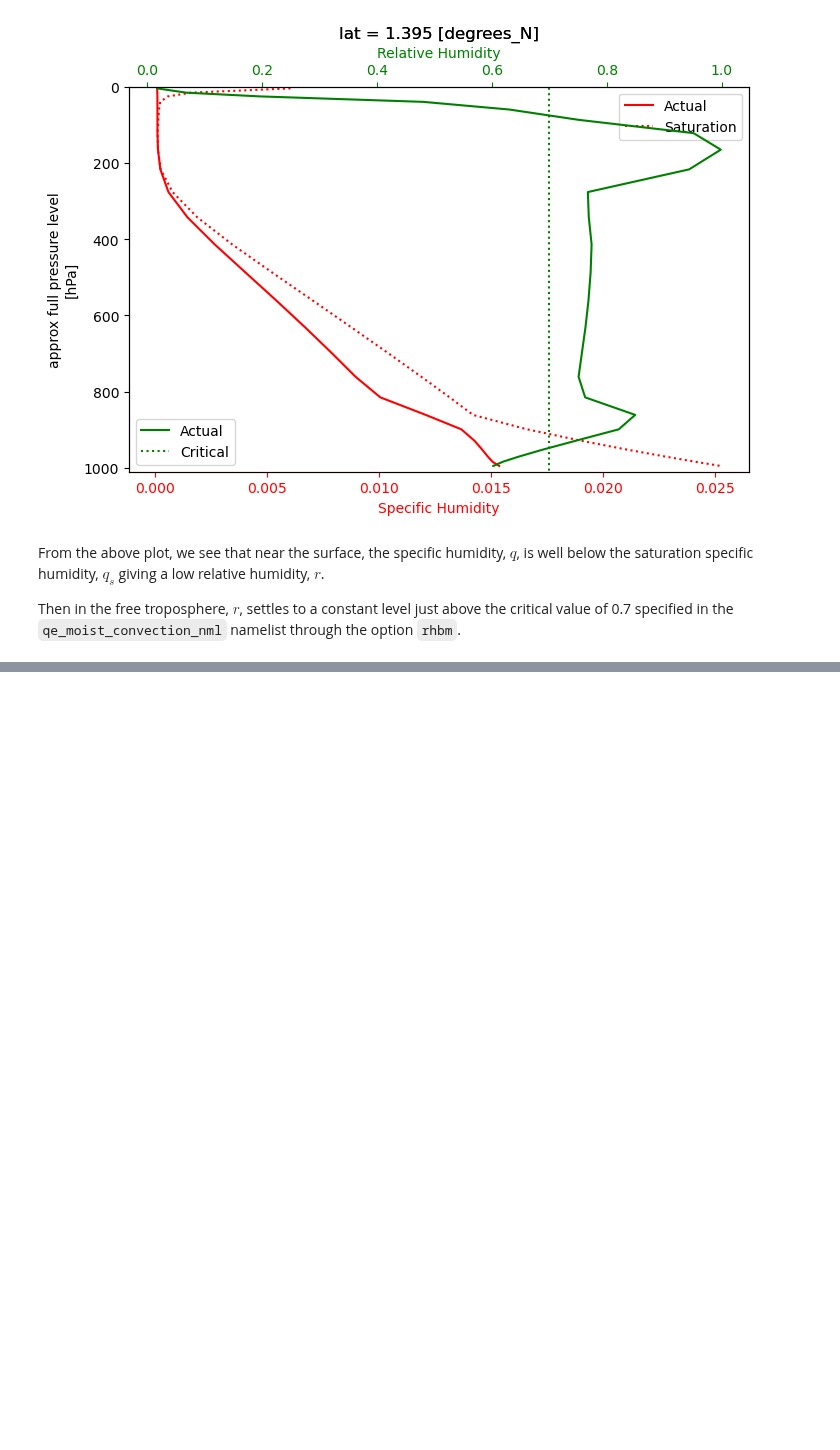
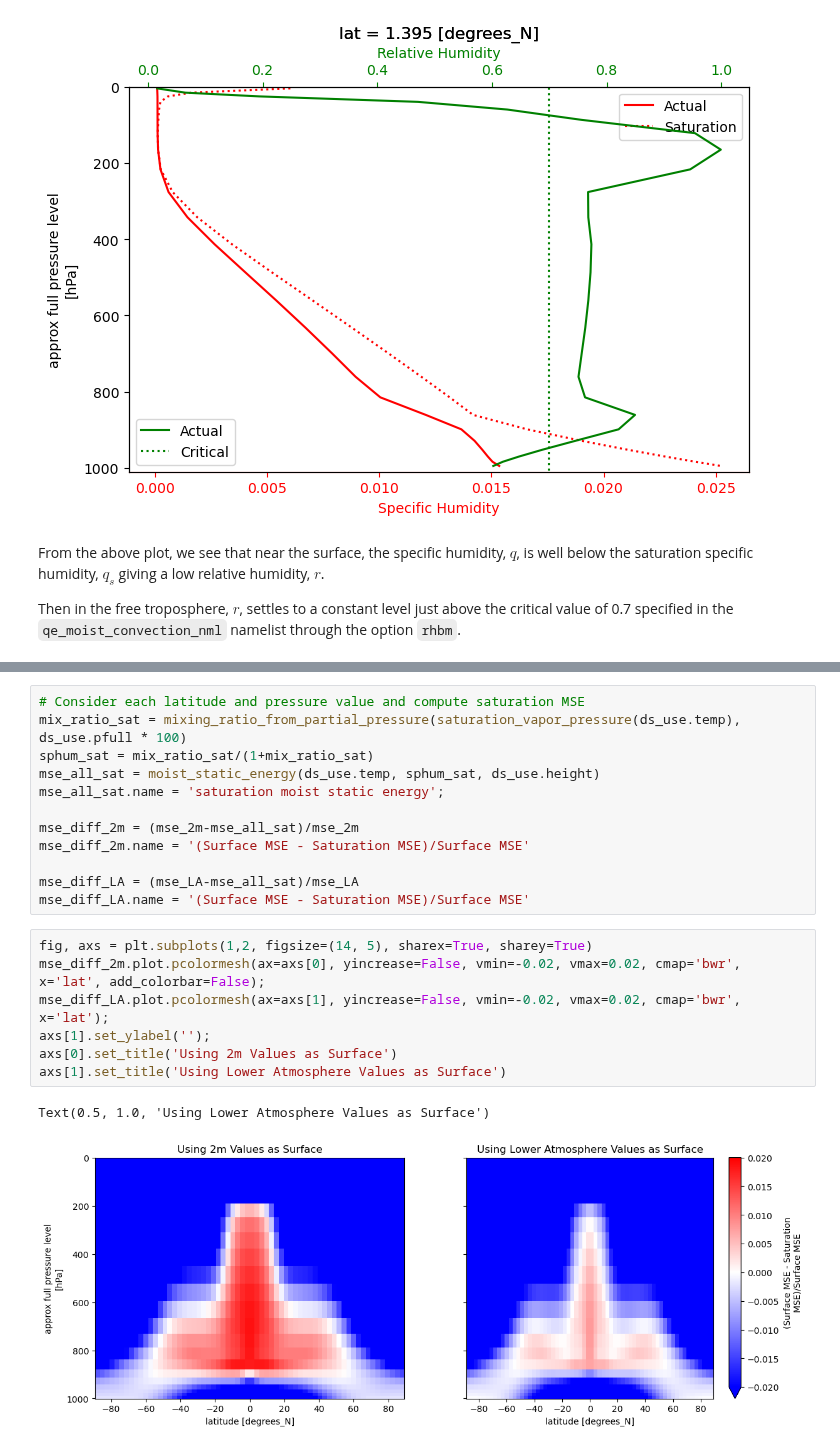
Before and after one commit to jduffield65/Isca, a Jupyter notebook: jobs/convective_coupling/aquaplanet/d5_sphum/sphum_analysis.ipynb, the cells around one changed output, grey strips where cells are left out. Cells and saved outputs as stored; diff of their text form; blank space fills up the shorter version.

```diff
--- a/jobs/convective_coupling/aquaplanet/d5_sphum/sphum_analysis.ipynb
+++ b/jobs/convective_coupling/aquaplanet/d5_sphum/sphum_analysis.ipynb
@@ -99,0 +154,22 @@ ax.set_title('Time and Zonal mean Moist Static Energy distribution');
+# %%
+# Consider each latitude and pressure value and compute saturation MSE
+mix_ratio_sat = mixing_ratio_from_partial_pressure(saturation_vapor_pressure(ds_use.temp), ds_use.pfull * 100)
+sphum_sat = mix_ratio_sat/(1+mix_ratio_sat)
+mse_all_sat = moist_static_energy(ds_use.temp, sphum_sat, ds_use.height)
+mse_all_sat.name = 'saturation moist static energy';
+
+mse_diff_2m = (mse_2m-mse_all_sat)/mse_2m
+mse_diff_2m.name = '(Surface MSE - Saturation MSE)/Surface MSE'
+
+mse_diff_LA = (mse_LA-mse_all_sat)/mse_LA
+mse_diff_LA.name = '(Surface MSE - Saturation MSE)/Surface MSE'
+# %%
+fig, axs = plt.subplots(1,2, figsize=(14, 5), sharex=True, sharey=True)
+mse_diff_2m.plot.pcolormesh(ax=axs[0], yincrease=False, vmin=-0.02, vmax=0.02, cmap='bwr', x='lat', add_colorbar=False);
+mse_diff_LA.plot.pcolormesh(ax=axs[1], yincrease=False, vmin=-0.02, vmax=0.02, cmap='bwr', x='lat');
+axs[1].set_ylabel('');
+axs[0].set_title('Using 2m Values as Surface')
+axs[1].set_title('Using Lower Atmosphere Values as Surface')
+# %% [output]
+Text(0.5, 1.0, 'Using Lower Atmosphere Values as Surface')
+[figure, added]
```
Also changed, not shown: parts of 13 cells of this notebook, 2 other files.
